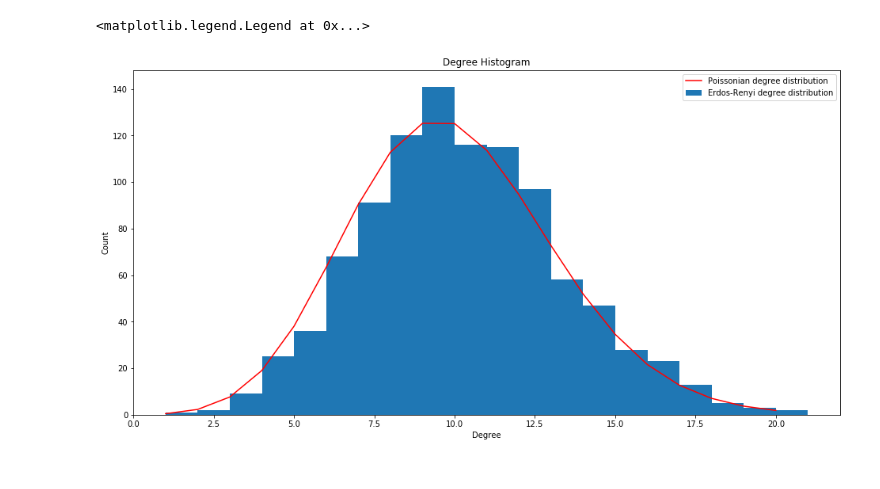
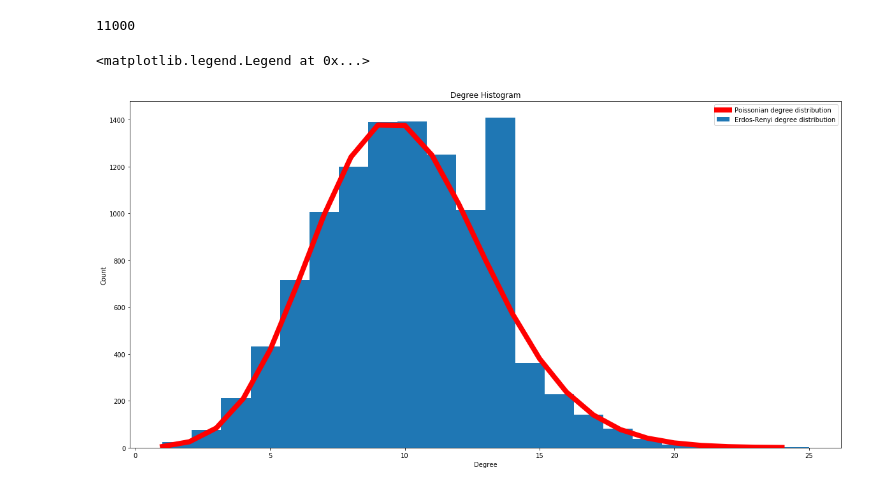
Before and after one commit to f2acode/complex_systems_classes, a Jupyter notebook: computer_math_methods/final_exam/2.ipynb, the cells around one changed output. Saved outputs shown, nothing was run; the diff lists cells and outputs as text; code cells hidden in the pictures.

```diff
--- a/computer_math_methods/final_exam/2.ipynb
+++ b/computer_math_methods/final_exam/2.ipynb
@@ -32,13 +43,4 @@ nx.draw(G,node_size=50) # , with_labels=True,font_size=8
 # %%
-import numpy as np
-import math
-
-degrees = [val for (node, val) in G.degree()]# degree
-plt.title("Degree Histogram")
-plt.ylabel("Count")
-plt.xlabel("Degree")
-plt.plot()
-
 def fp(k): # poisson function
     u=p * (N-1) * 2
     K=[]
@@ -46,17 +48,3 @@ def fp(k): # poisson function
     for i in range(0,len(k)):
         K.append(((math.exp(-u) * u**k[i]) / (math.factorial(k[i])) )*N)
     return (K)
-
-bins=20 # histogram
-plt.rcParams['figure.figsize'] = [16, 8]
-
-counts, bins = np.histogram(degrees,bins=bins)
-plt.hist(degrees,bins=bins)
-
-k = np.arange(min(bins), max(bins), 1)
-plt.plot(k,fp(k), 'r')
-
-plt.legend(['Poissonian degree distribution','Erdos-Renyi degree distribution'])
-# %% [output]
-<matplotlib.legend.Legend at 0x...>
-[figure, removed]
@@ -62,0 +54,33 @@ plt.legend(['Poissonian degree distribution','Erdos-Renyi degree distribution'])
+# %%
+# repeat the procedure above R times
+R=10
+for i in range(0,R): # number of trials executed
+    [G,N,t,T,p]=connect() # repeat procedure
+    dg=[val for (node, val) in G.degree()] # count degree distribution of trial
+    for a in dg:# attach this trial to degree distribution
+        degrees.append(a)
+# %%
+len(degrees)
+# %% [output]
+11000
+# %%
+# plot degree histogram
+bins=22
+plt.hist(degrees,bins=bins)
+counts, bins = np.histogram(degrees,bins)
+# histogram elements
+plt.title("Degree Histogram")
+plt.ylabel("Count")
+plt.xlabel("Degree")
+plt.plot()
+plt.rcParams['figure.figsize'] = [20, 10]
+# poissonian degree distribution
+k = np.arange(min(bins), max(bins), 1)
+kp=fp(k)
+kp=[x * (R+1) for x in kp] #adjust for R trials (we are using absolute values)
+plt.plot(k,kp, 'r',linewidth=8)
+# graph legend
+plt.legend(['Poissonian degree distribution','Erdos-Renyi degree distribution'])
+# %% [output]
+<matplotlib.legend.Legend at 0x...>
+[figure, added]
```
Also changed, not shown: parts of 4 cells of this notebook, 10 other files.
